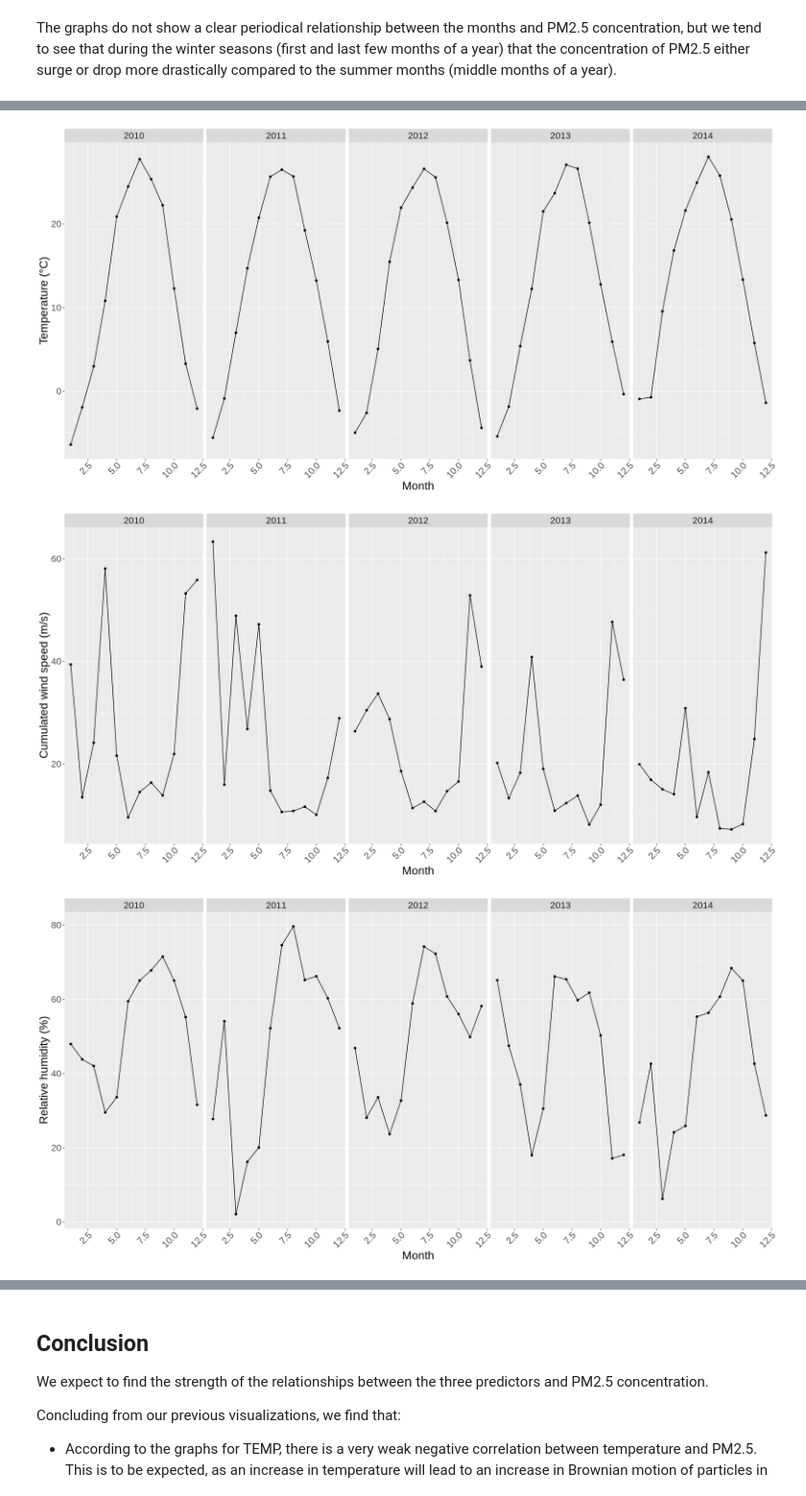
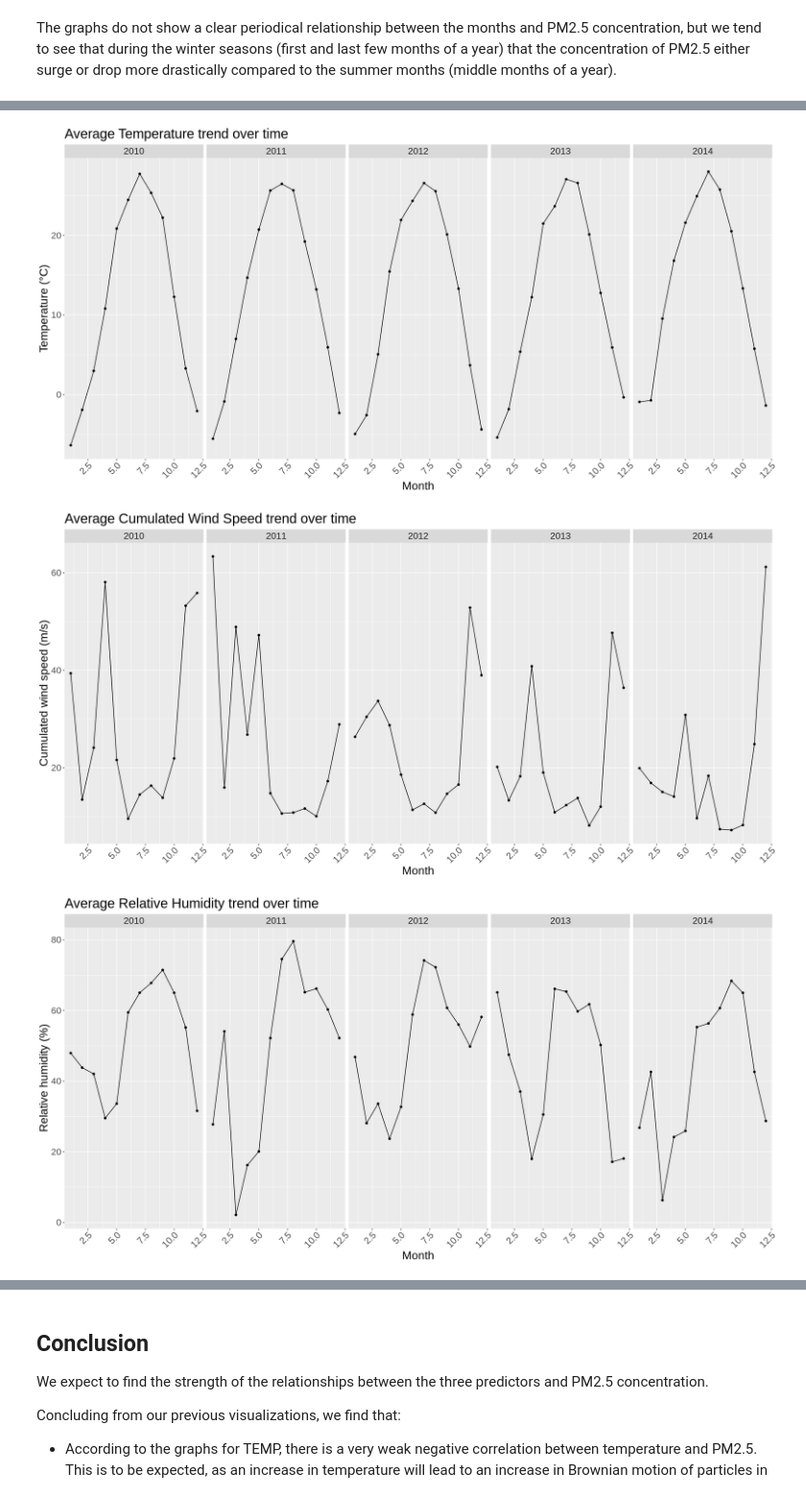
Before and after one commit to Nick-2003/DSCI-100-Group-6-Project, a Jupyter notebook: dsci100 visualize data project.ipynb, the cells around one changed output, grey strips where cells are left out. Shown at 96% size. Cells and saved outputs as stored; diff of their text form; code cells hidden in the pictures.

```diff
--- a/dsci100 visualize data project.ipynb
+++ b/dsci100 visualize data project.ipynb
@@ -527,38 +579,41 @@ TEMP_avg_plot <- pollute_avg %>%
     ggplot(aes(x = month, y = TEMP_avg)) +
     geom_line() +
     geom_point() +
+    ggtitle("Average Temperature trend over time") +
     xlab("Month") +
     ylab("Temperature (°C)") +
     facet_grid(.~ year) +
     theme(axis.text.x = element_text(angle = 45, hjust = 1),
          strip.text.y.left = element_text(angle = 0),
          text = element_text(size = 20))
 TEMP_avg_plot
 
 Iws_avg_plot <- pollute_avg %>%
     ggplot(aes(x = month, y = Iws_avg)) +
     geom_line() +
     geom_point() +
+    ggtitle("Average Cumulated Wind Speed trend over time") +
     xlab("Month") +
     ylab("Cumulated wind speed (m/s)") +
     facet_grid(.~ year) +
     theme(axis.text.x = element_text(angle = 45, hjust = 1),
          strip.text.y.left = element_text(angle = 0),
          text = element_text(size = 20))
 Iws_avg_plot
 
 HUMID_avg_plot <- pollute_avg %>%
     ggplot(aes(x = month, y = HUMID_avg)) +
     geom_line() +
     geom_point() +
+    ggtitle("Average Relative Humidity trend over time") +
     xlab("Month") +
     ylab("Relative humidity (%)") +
     facet_grid(.~ year) +
     theme(axis.text.x = element_text(angle = 45, hjust = 1),
          strip.text.y.left = element_text(angle = 0),
          text = element_text(size = 20))
 HUMID_avg_plot
 # %% [output]
-[figure, old version]
+[figure, new version]
-[figure, old version]
+[figure, new version]
-[figure, old version]
+[figure, new version]
```
Also changed, not shown: parts of 17 cells of this notebook.
